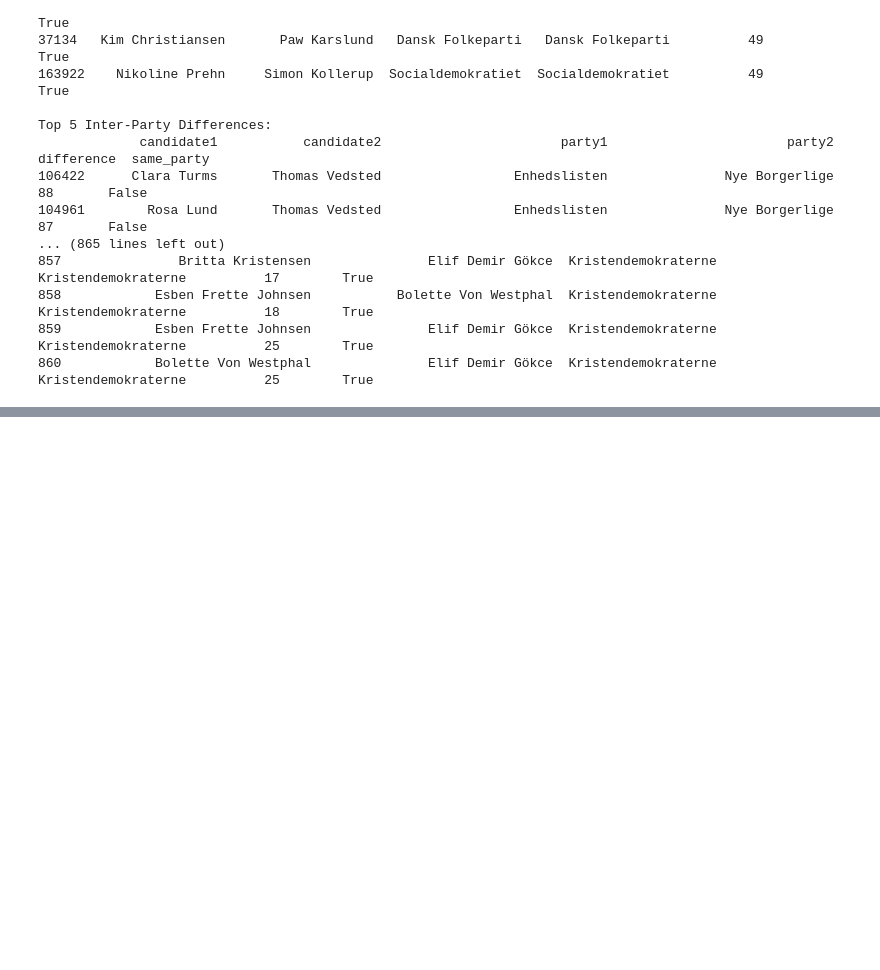
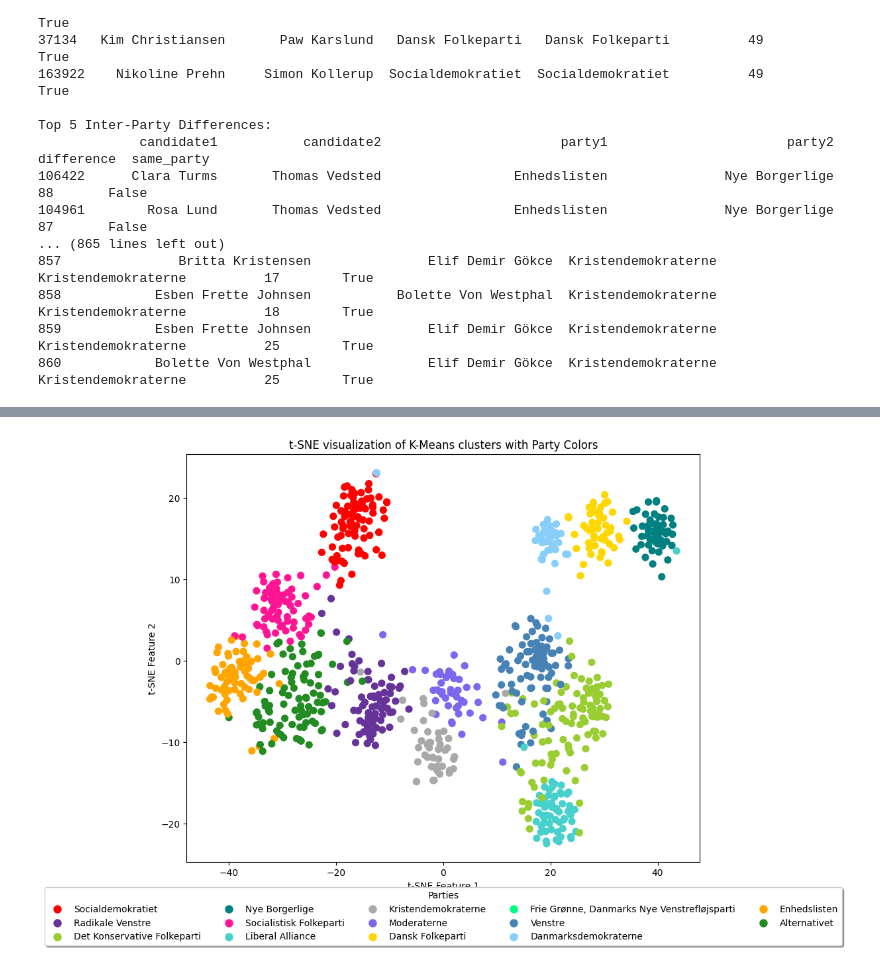
Before and after one commit to maxim-zavidei/viauc-mal1-a23, a Jupyter notebook: assignment4/assignment4-solution.ipynb, the cells around one changed output, grey strips where cells are left out. Cells and saved outputs as stored; diff of their text form; code cells hidden in the pictures; blank space fills up the shorter version.

Commit message:
Finished assignment 4

```diff
--- a/assignment4/assignment4-solution.ipynb
+++ b/assignment4/assignment4-solution.ipynb
@@ -602,0 +718,81 @@ Top 5 Inter-Party Differences:
+# %%
+import pandas as pd
+from sklearn.cluster import KMeans
+from sklearn.manifold import TSNE
+import matplotlib.pyplot as plt
+from sklearn.preprocessing import StandardScaler
+
+# Load the data
+df = pd.read_excel('alldata.xlsx', engine='openpyxl')
+df = df.drop(['storkreds', 'alder'], axis=1)
+df = df[df['parti'] != 'Løsgænger']
+df = df.dropna()
+
+# Extract only the numerical features for clustering
+X = df.drop(['navn', 'parti'], axis=1).values
+
+# Standardize features by removing the mean and scaling to unit variance
+X_scaled = StandardScaler().fit_transform(X)
+
+# Perform K-Means clustering
+# The number of clusters is set to the number of unique parties
+num_unique_parties = df['parti'].nunique()
+kmeans = KMeans(n_clusters=num_unique_parties, random_state=42)
+clusters = kmeans.fit_predict(X_scaled)
+
+# Add the cluster labels to the dataframe
+df['cluster'] = clusters
+
+# Determine the most frequent party in each cluster
+party_in_cluster = df.groupby('cluster')['parti'].agg(lambda x: x.value_counts().index[0])
+
+# Political party colors
+party_colors = {
+    'Socialdemokratiet': 'red',
+    'Radikale Venstre': 'rebeccapurple',
+    'Det Konservative Folkeparti': 'yellowgreen',
+    'Nye Borgerlige': 'teal',
+    'Socialistisk Folkeparti': 'deeppink',
+    'Liberal Alliance': 'mediumturquoise',
+    'Kristendemokraterne': 'darkgray',
+    'Moderaterne': 'mediumslateblue',
+    'Dansk Folkeparti': 'gold',
+    'Frie Grønne, Danmarks Nye Venstrefløjsparti': 'springgreen',
+    'Venstre': 'steelblue',
+    'Danmarksdemokraterne': 'lightskyblue',
+    'Enhedslisten': 'orange',
+    'Alternativet': 'forestgreen'
+}
+
+# Map each cluster to its corresponding party color
+cluster_colors = party_in_cluster.map(party_colors).to_dict()
+
+# Assign colors to each point based on the cluster-party mapping
+point_colors = df['cluster'].map(cluster_colors)
+
+# Reduce dimensionality using t-SNE
+tsne = TSNE(n_components=2, perplexity=30, n_iter=3000)
+X_tsne = tsne.fit_transform(X_scaled)
+
+# Visualization
+plt.figure(figsize=(10, 8))
+
+# Scatter plot of t-SNE features
+scatter = plt.scatter(X_tsne[:, 0], X_tsne[:, 1], c=point_colors, s=50)
+
+# Add a legend for the political party colors
+legend_elements = [Line2D([0], [0], marker='o', color='w', label=party,
+                          markerfacecolor=color, markersize=10)
+                   for party, color in party_colors.items()]
+plt.legend(handles=legend_elements, loc='upper center', bbox_to_anchor=(0.5, -0.05),
+           fancybox=True, shadow=True, ncol=5, title="Parties")
+
+# Add plot title and labels
+plt.title('t-SNE visualization of K-Means clusters with Party Colors')
+plt.xlabel('t-SNE Feature 1')
+plt.ylabel('t-SNE Feature 2')
+
+# Show plot
+plt.show()
+# %% [output]
+[figure, added]
```
Also changed, not shown: parts of 9 cells of this notebook.
